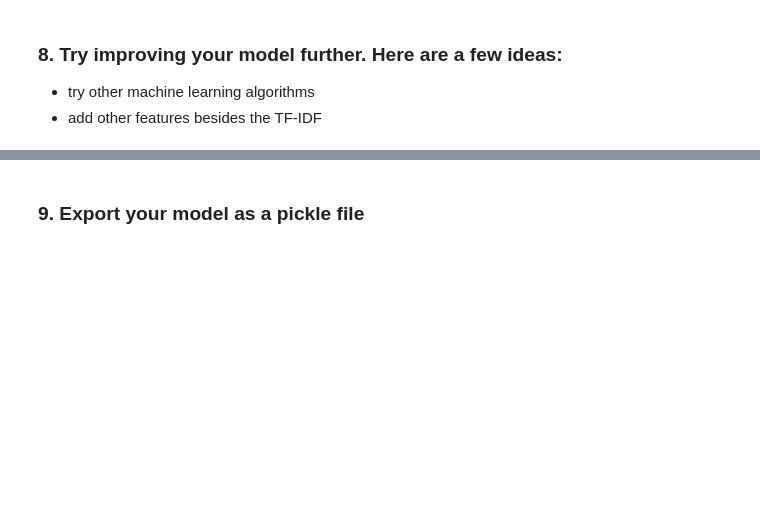
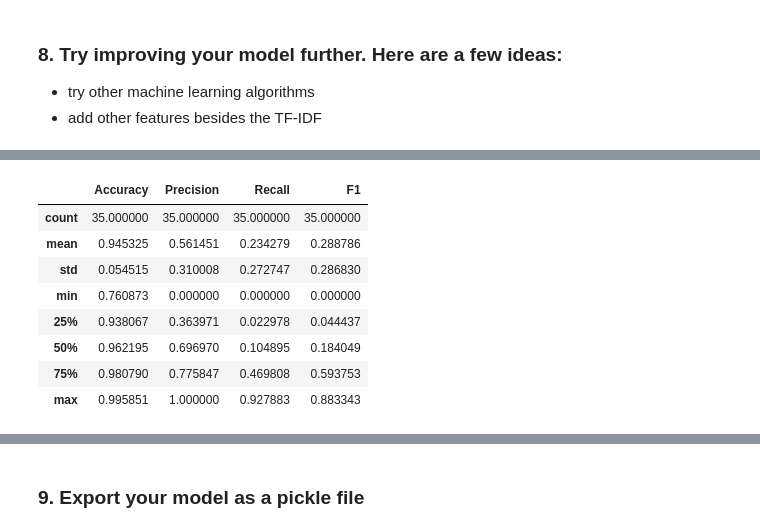
Before and after one commit to kissingurami/my_notebooks, a Jupyter notebook: 4.0-Udacity-Data-Science/4.0_Data_Engineering/4.3-Project-Disaster_message_classification/2.ML Pipeline Preparation.ipynb, the cells around one changed output, grey strips where cells are left out. Drawn from its saved outputs; the diff is of its cells as text; code cells hidden in the pictures; blank space fills up the shorter version.

```diff
--- a/4.0-Udacity-Data-Science/4.0_Data_Engineering/4.3-Project-Disaster_message_classification/2.ML Pipeline Preparation.ipynb
+++ b/4.0-Udacity-Data-Science/4.0_Data_Engineering/4.3-Project-Disaster_message_classification/2.ML Pipeline Preparation.ipynb
@@ -303,0 +539,13 @@ print(classification_report(y_test, y_pred))
+# %%
+# Get summary stats for tuned model
+eval_metrics1.describe()
+# %% [output]
+|  | Accuracy | Precision | Recall | F1 |
+| count | 35.000000 | 35.000000 | 35.000000 | 35.000000 |
+| mean | 0.945325 | 0.561451 | 0.234279 | 0.288786 |
+| std | 0.054515 | 0.310008 | 0.272747 | 0.286830 |
+| min | 0.760873 | 0.000000 | 0.000000 | 0.000000 |
+| 25% | 0.938067 | 0.363971 | 0.022978 | 0.044437 |
+| 50% | 0.962195 | 0.696970 | 0.104895 | 0.184049 |
+| 75% | 0.980790 | 0.775847 | 0.469808 | 0.593753 |
+| max | 0.995851 | 1.000000 | 0.927883 | 0.883343 |
```
Also changed, not shown: parts of 31 cells of this notebook, 9 other files.
